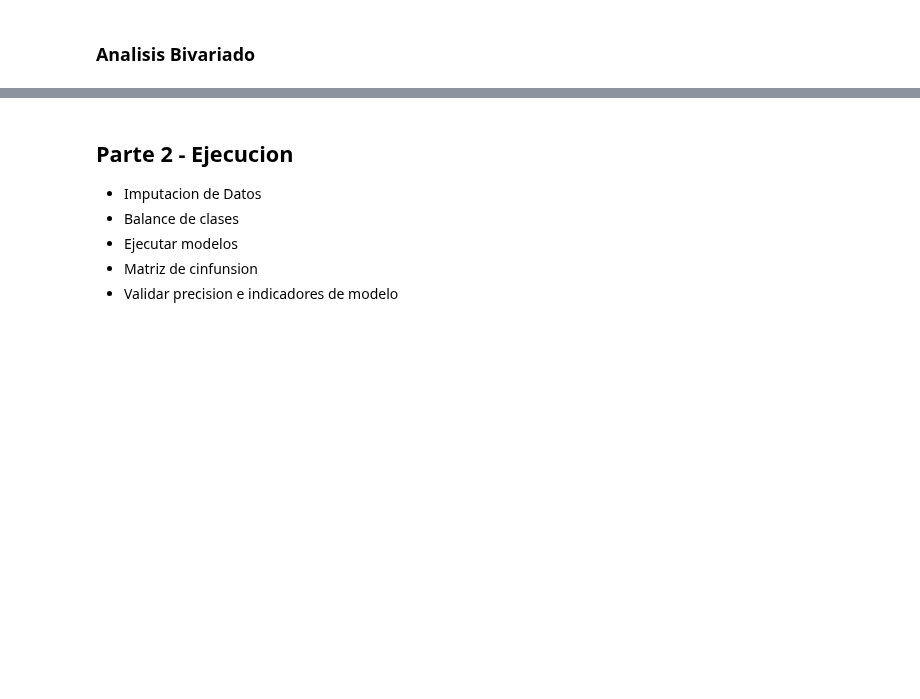
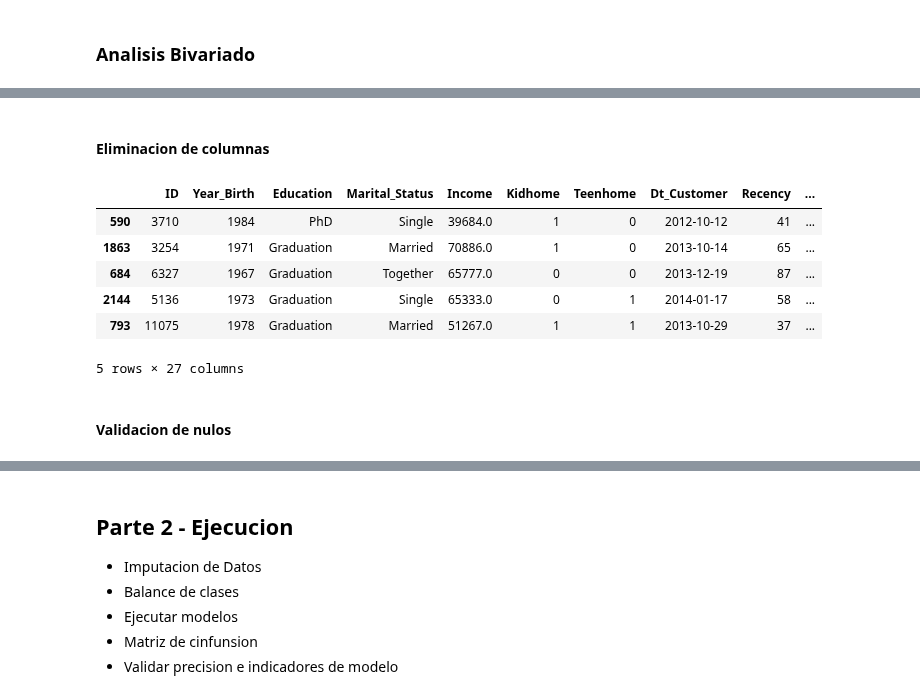
Before and after one commit to BryanHs20/Python-para-Data-Analyst, a Jupyter notebook: Python Avanzado/Machine Learning/Machine Learning.ipynb, the cells around one changed output, grey strips where cells are left out. Cells and saved outputs as stored; diff of their text form; code cells hidden in the pictures; blank space fills up the shorter version.

```diff
--- a/Python Avanzado/Machine Learning/Machine Learning.ipynb
+++ b/Python Avanzado/Machine Learning/Machine Learning.ipynb
@@ -230,0 +283,18 @@ Insights de la Correlacion
+# %% [markdown]
+#### Eliminacion de columnas
+# %%
+# Las siguientes columnas no sirven para el modelo
+df.drop('Z_CostContact', axis=1, inplace=True)
+df.drop('Z_Revenue', axis=1, inplace=True)
+# %%
+df.sample(5)
+# %% [output]
+|  | ID | Year_Birth | Education | Marital_Status | Income | Kidhome | Teenhome | Dt_Customer | Recency | ... |
+| 590 | 3710 | 1984 | PhD | Single | 39684.0 | 1 | 0 | 2012-10-12 | 41 | ... |
+| 1863 | 3254 | 1971 | Graduation | Married | 70886.0 | 1 | 0 | 2013-10-14 | 65 | ... |
+| 684 | 6327 | 1967 | Graduation | Together | 65777.0 | 0 | 0 | 2013-12-19 | 87 | ... |
+| 2144 | 5136 | 1973 | Graduation | Single | 65333.0 | 0 | 1 | 2014-01-17 | 58 | ... |
+| 793 | 11075 | 1978 | Graduation | Married | 51267.0 | 1 | 1 | 2013-10-29 | 37 | ... |
+5 rows × 27 columns
+# %% [markdown]
+#### Validacion de nulos
```
Also changed, not shown: parts of 24 cells of this notebook.
